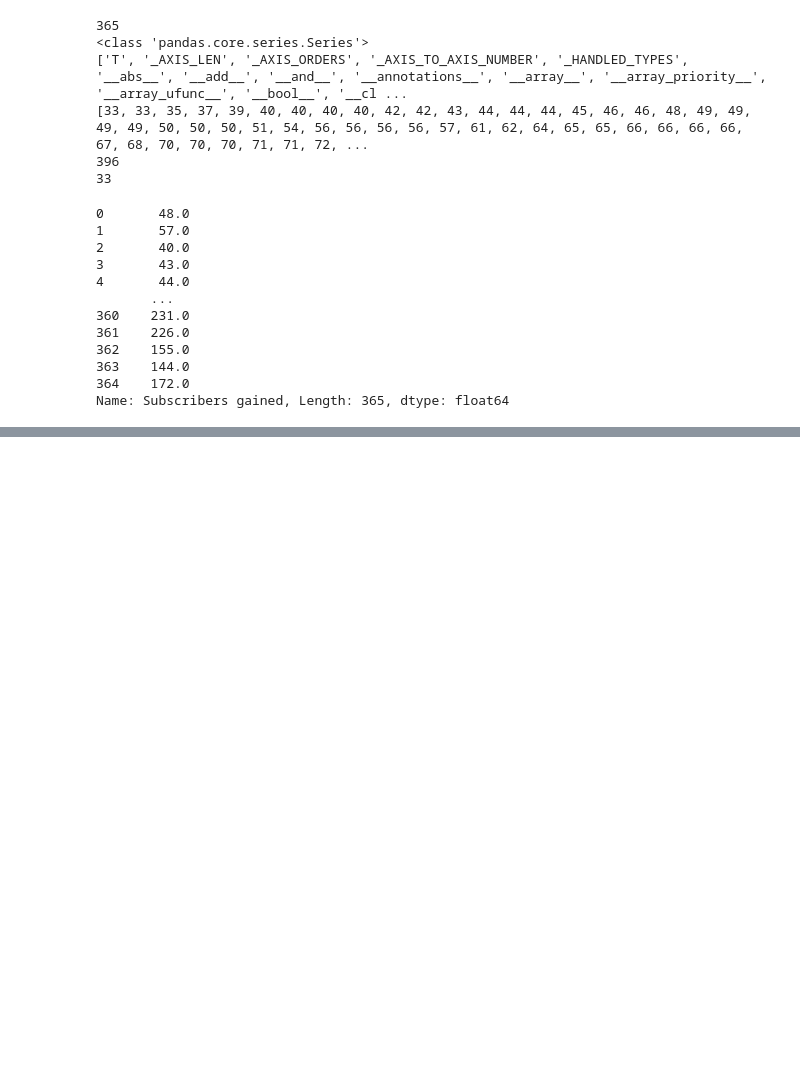
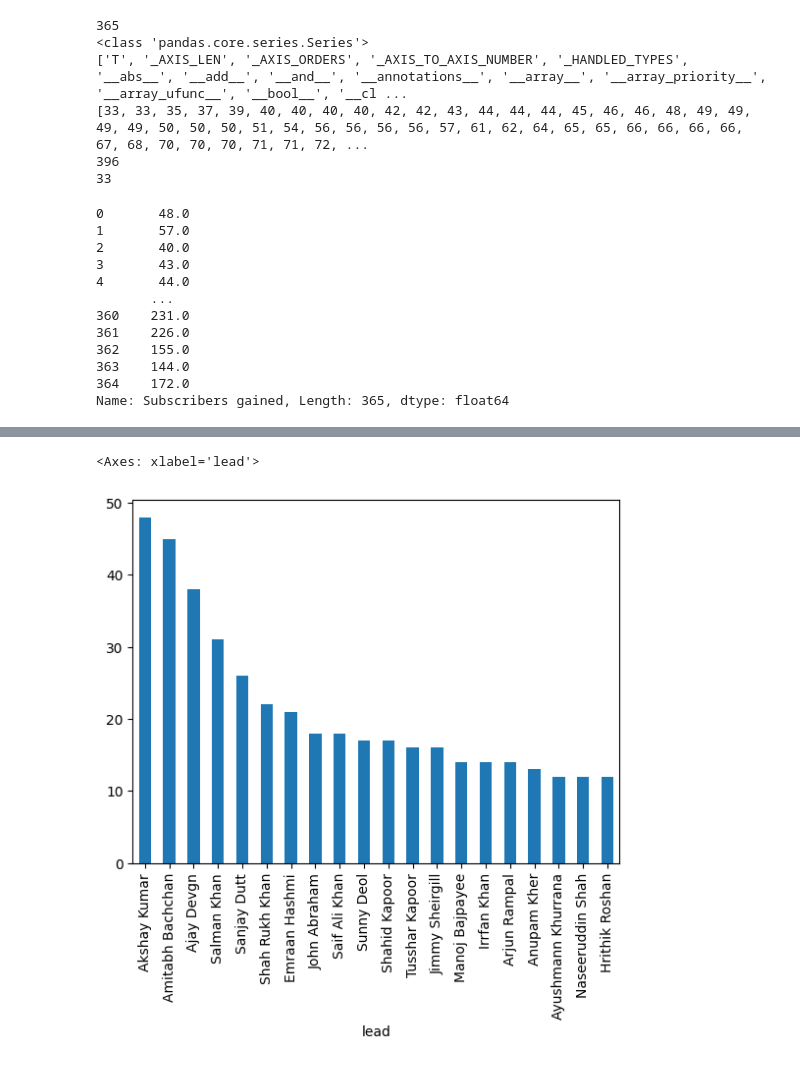
Before and after one commit to Abhasjaiswal/Data-Analysis-and-Visualisation, a Jupyter notebook: Pandas/Pandas_Series.ipynb, the cells around one changed output, grey strips where cells are left out. Cells and saved outputs as stored; diff of their text form; code cells hidden in the pictures; blank space fills up the shorter version.

```diff
--- a/Pandas/Pandas_Series.ipynb
+++ b/Pandas/Pandas_Series.ipynb
@@ -486,0 +566,5 @@ Name: Subscribers gained, Length: 365, dtype: float64
+# %%
+movies.value_counts().head(20).plot(kind='bar')
+# %% [output]
+<Axes: xlabel='lead'>
+[figure, added]
```
Also changed, not shown: parts of 45 cells of this notebook.
